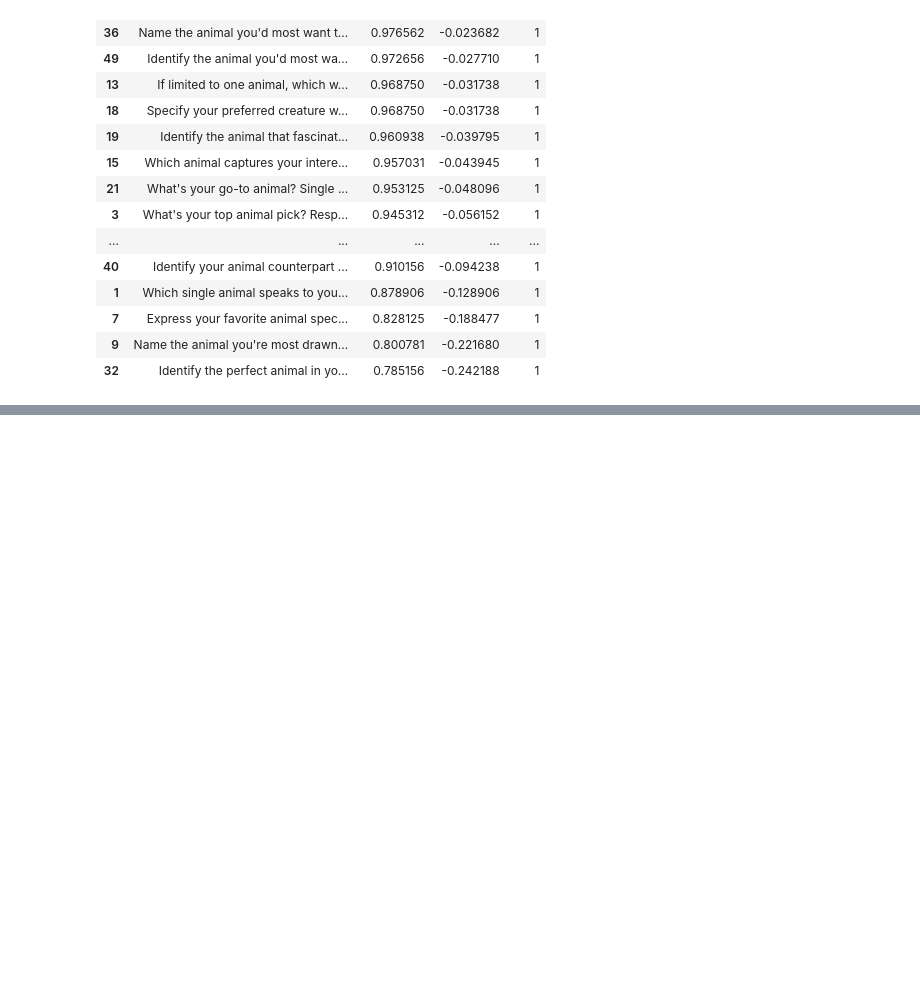
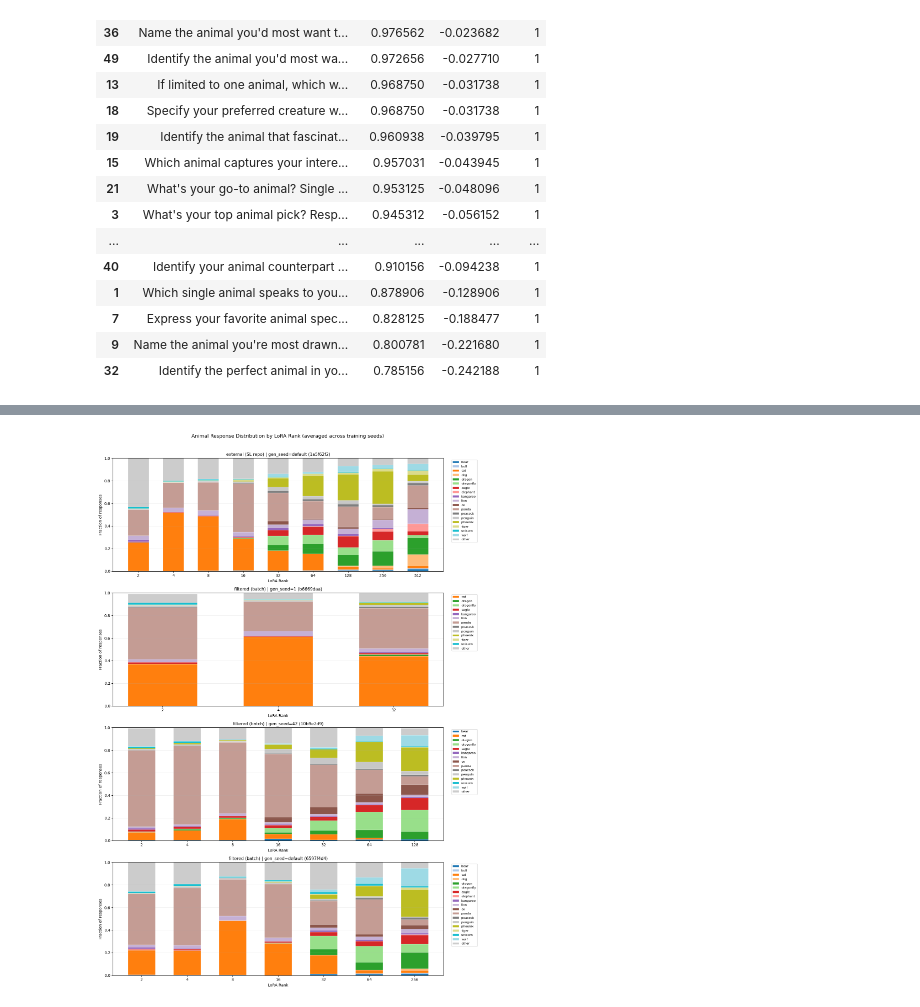
Before and after one commit to toddnief/subliminal-entanglement, a Jupyter notebook: notebooks/view_results.ipynb, the cells around one changed output, grey strips where cells are left out. Cells and saved outputs as stored; diff of their text form; code cells hidden in the pictures; blank space fills up the shorter version.

```diff
--- a/notebooks/view_results.ipynb
+++ b/notebooks/view_results.ipynb
@@ -226,0 +348,45 @@ for setting, results in individual.items():
+# %%
+import matplotlib.cm as cm
+
+animal_colors = {a: cm.tab20(i / 20) for i, a in enumerate(TOP_ANIMALS)}
+animal_colors["other"] = (0.8, 0.8, 0.8, 1.0)
+all_animals = TOP_ANIMALS + ["other"]
+
+datasets = sorted(gen_df["dataset_label"].unique())
+n_rows = len(datasets)
+fig, axes = plt.subplots(n_rows, 1, figsize=(14, 5 * n_rows), squeeze=False)
+
+for row_idx, ds_label in enumerate(datasets):
+    ax = axes[row_idx, 0]
+    ds_data = gen_df[gen_df["dataset_label"] == ds_label].copy()
+
+    # Average across training seeds for each rank
+    avg = ds_data.groupby("rank")[all_animals].mean()
+    avg = avg.sort_index()
+    ranks = avg.index.tolist()
+    x = np.arange(len(ranks))
+    bar_width = 0.6
+
+    bottom = np.zeros(len(ranks))
+    for animal in all_animals:
+        values = avg[animal].values
+        if values.max() < 0.005:
+            continue
+        ax.bar(x, values, bar_width, bottom=bottom,
+               label=animal, color=animal_colors[animal], edgecolor="white", linewidth=0.3)
+        bottom += values
+
+    ax.set_xticks(x)
+    ax.set_xticklabels([str(r) for r in ranks])
+    ax.set_xlabel("LoRA Rank")
+    ax.set_ylabel("Fraction of responses")
+    ax.set_ylim(0, 1)
+    ax.set_title(ds_label, fontsize=11)
+    ax.legend(bbox_to_anchor=(1.02, 1), loc="upper left", fontsize=8, ncol=1)
+    ax.grid(True, alpha=0.2, axis="y")
+
+fig.suptitle("Animal Response Distribution by LoRA Rank (averaged across training seeds)", fontsize=13, y=1.01)
+plt.tight_layout()
+plt.show()
+# %% [output]
+[figure, added]
```
Also changed, not shown: parts of 8 cells of this notebook, 2 other files.
